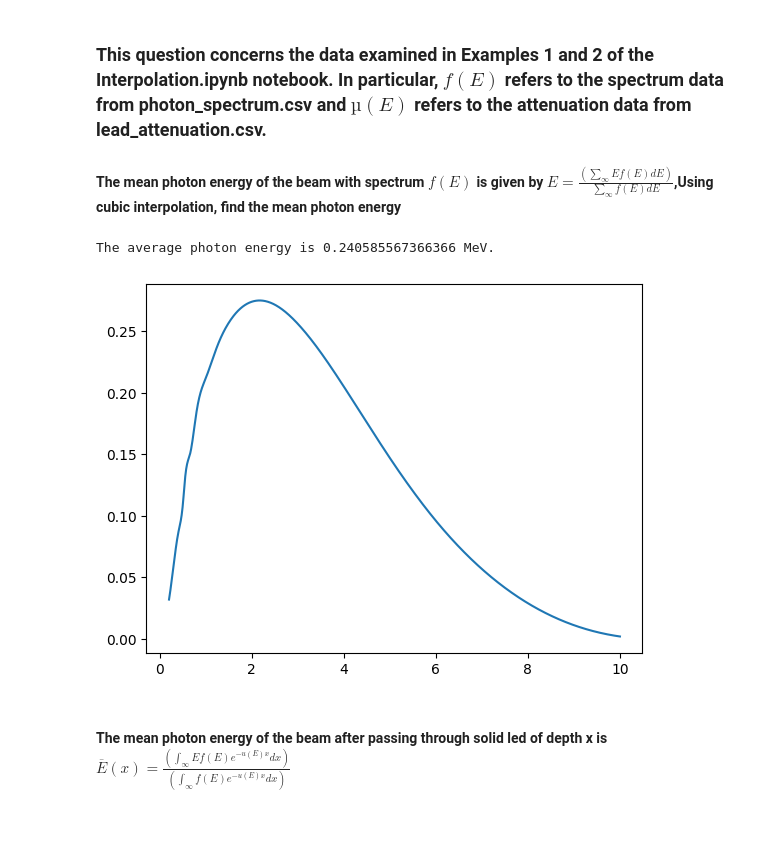
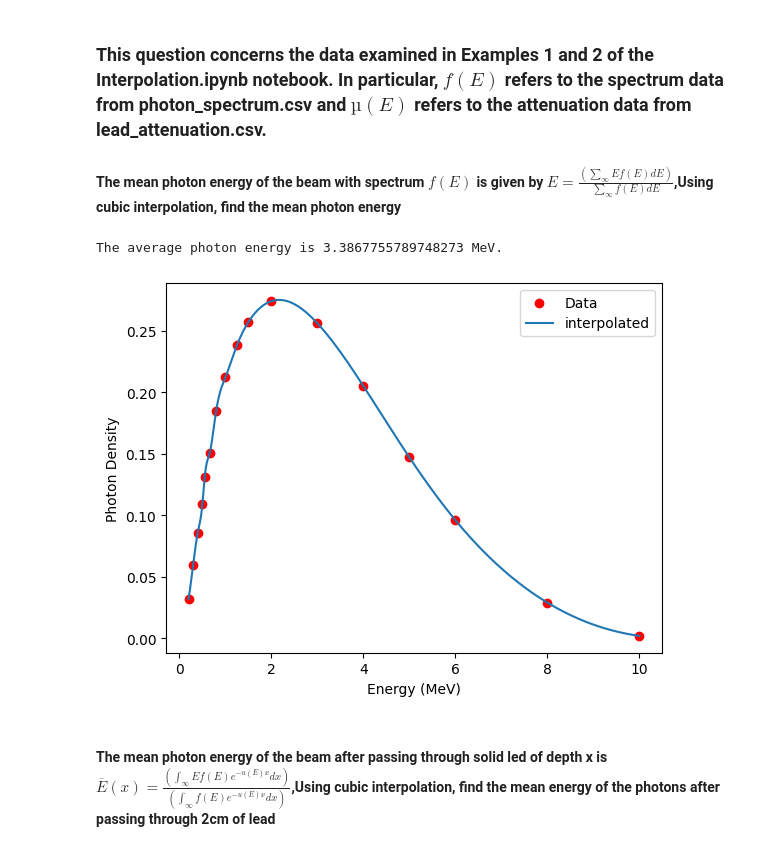
Before and after one commit to horizon14/PythonNumericalAssignment, a Jupyter notebook: interpolation.ipynb, the cells around one changed output. Cells and saved outputs as stored; diff of their text form; code cells hidden in the pictures; blank space fills up the shorter version.

```diff
--- a/interpolation.ipynb
+++ b/interpolation.ipynb
@@ -53,33 +54,35 @@ The average temperature between 5 and 10 is 15.56953156871323 C.
 # %%
 import numpy as np
 import pandas as pd
 import matplotlib.pyplot as plt
 from scipy.interpolate import interp1d
 from scipy.integrate import quad
 
 df_photon=pd.read_csv('data/photon_spectrum.csv',delim_whitespace=True)
-df_lead=pd.read_csv('data/lead_atteunation.csv',delim_whitespace=True)
-
 energy_data,density_data=df_photon.T.values
 photon_f=interp1d(energy_data,density_data,kind="cubic")
 energy_interp=np.linspace(min(energy_data),max(energy_data),1000)
 density_interp=photon_f(energy_interp)
 
+plt.scatter(energy_data,density_data,color='r',label='Data')
 plt.plot(energy_interp,density_interp,label='interpolated')
+plt.legend()
+plt.xlabel('Energy (MeV)')
+plt.ylabel('Photon Density')
 
 def quad_f_top(e):
     return e * photon_f(e)
 
 quad_f_bottom=photon_f
 
 def average_photon_energy(e1,e2):
-    return quad(quad_f_top,e1,e2)[0]/quad(quad_f_bottom,e1,e2)[0]
+    return quad(quad_f_top,e1,e2)[0]/quad(photon_f,e1,e2)[0]
 
-average_energy=average_photon_energy(min(energy_interp),max(density_interp))
+average_energy=average_photon_energy(min(energy_data),max(energy_data))
 
 print(f"The average photon energy is {average_energy} MeV.")
 # %% [output]
-The average photon energy is 0.240585567366366 MeV.
+The average photon energy is 3.3867755789748273 MeV.
-[figure, old version]
+[figure, new version]
 # %% [markdown]
-#### The mean photon energy of the beam after passing through solid led of depth x is $ \overline E(x)=\frac{(\int_{\infty}Ef(E)e^{-u(E)x}dx)}{(\int_{\infty}f(E)e^{-u(E)x}dx)} $
+#### The mean photon energy of the beam after passing through solid led of depth x is $ \overline E(x)=\frac{(\int_{\infty}Ef(E)e^{-u(E)x}dx)}{(\int_{\infty}f(E)e^{-u(E)x}dx)} $,Using cubic interpolation, find the mean energy of the photons after passing through 2cm of lead
```
Also changed, not shown: parts of 3 cells of this notebook, 1 other file.
